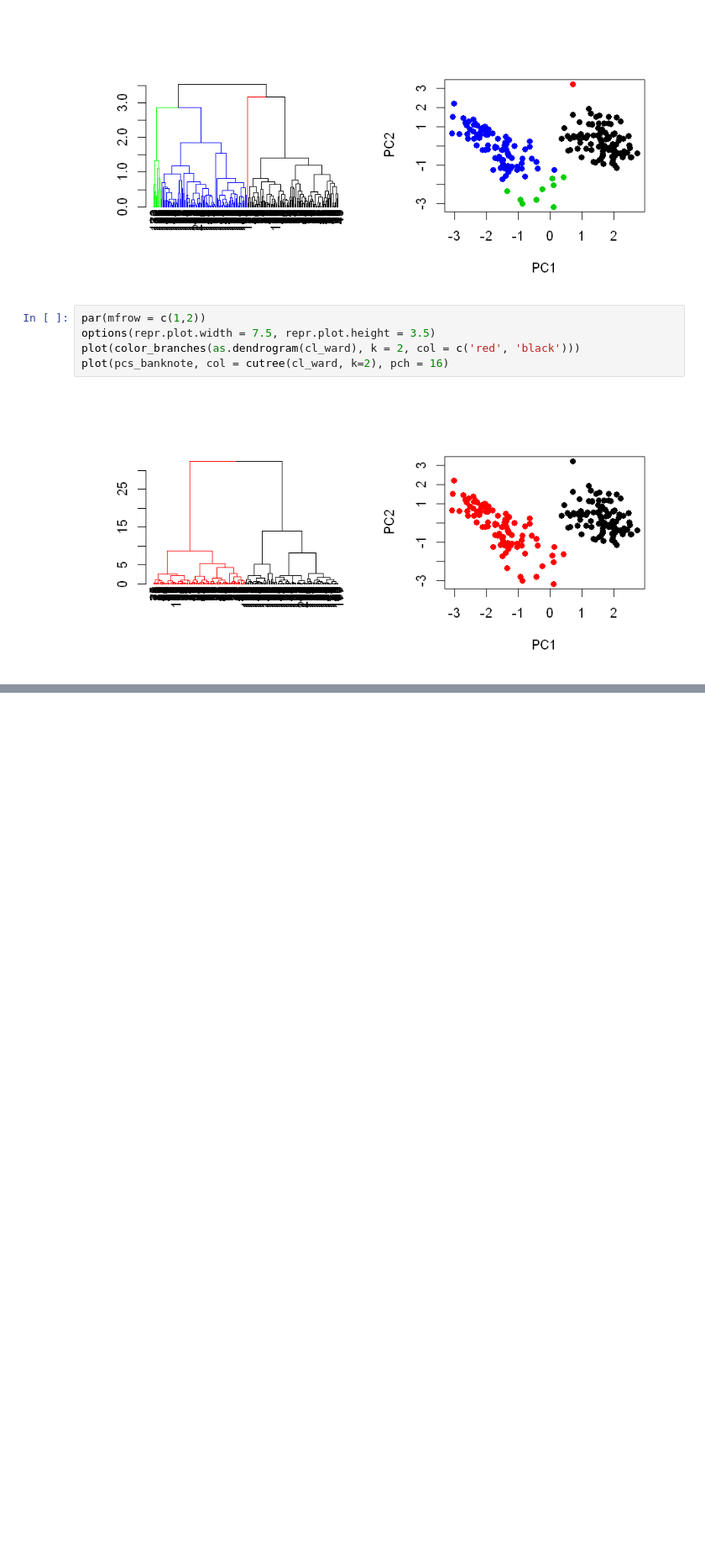
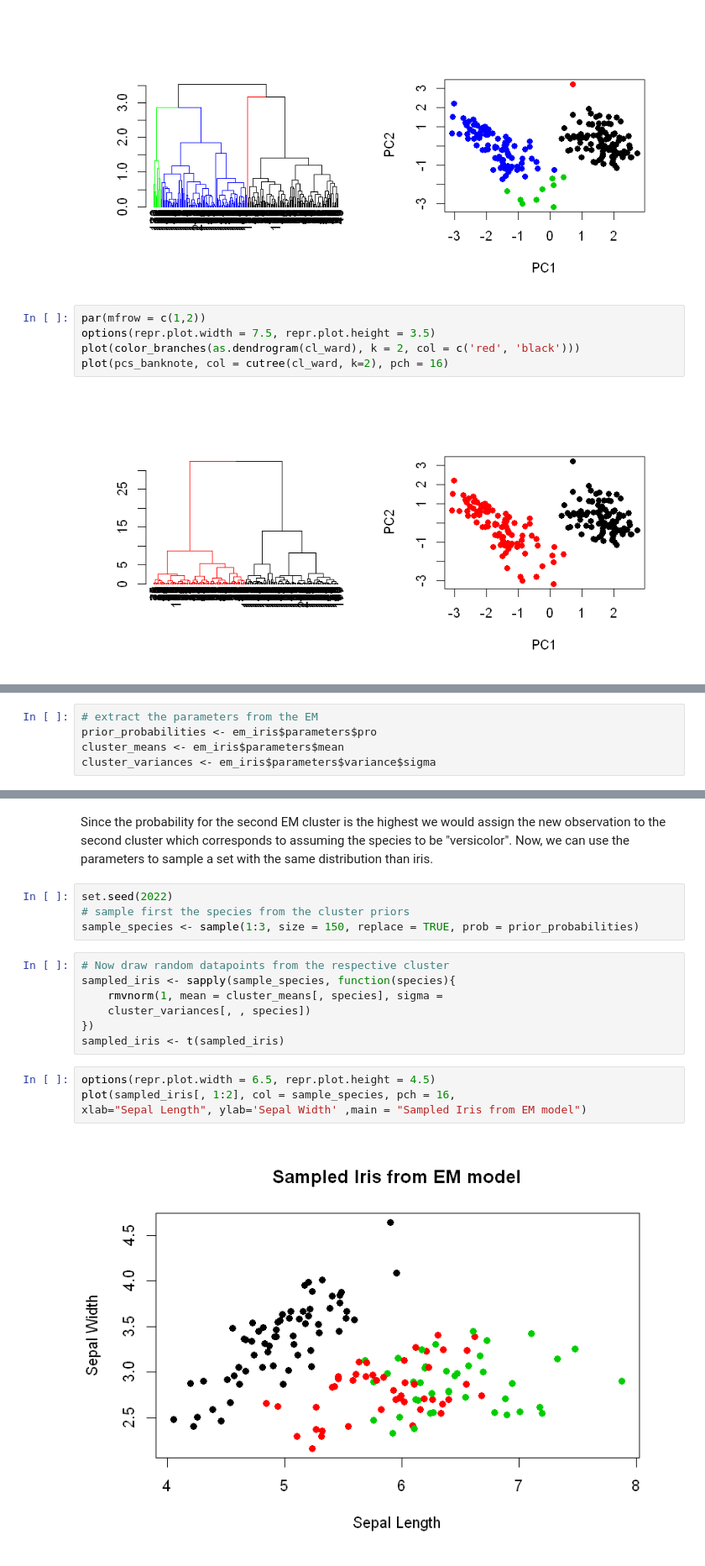
Before and after one commit to niruc100/Data-Science-With-R, a Jupyter notebook: Cluster Analysis.ipynb, the cells around one changed output, grey strips where cells are left out. Shown at 84% size. Saved outputs shown, nothing was run; the diff lists cells and outputs as text; blank space fills up the shorter version.

```diff
--- a/Cluster Analysis.ipynb
+++ b/Cluster Analysis.ipynb
@@ -159,0 +300,5 @@ plot(pcs_banknote, col = cutree(cl_ward, k=2), pch = 16)
+# %%
+# extract the parameters from the EM
+prior_probabilities <- em_iris$parameters$pro
+cluster_means <- em_iris$parameters$mean
+cluster_variances <- em_iris$parameters$variance$sigma
@@ -159,0 +324,19 @@ plot(pcs_banknote, col = cutree(cl_ward, k=2), pch = 16)
+# %% [markdown]
+Since the probability for the second EM cluster is the highest we would assign the new observation to the second cluster which corresponds to assuming the species to be "versicolor". Now, we can use the  parameters to sample a set with the same distribution than iris.
+# %%
+set.seed(2022)
+# sample first the species from the cluster priors
+sample_species <- sample(1:3, size = 150, replace = TRUE, prob = prior_probabilities)
+# %%
+# Now draw random datapoints from the respective cluster
+sampled_iris <- sapply(sample_species, function(species){
+    rmvnorm(1, mean = cluster_means[, species], sigma =
+    cluster_variances[, , species])
+})
+sampled_iris <- t(sampled_iris)
+# %%
+options(repr.plot.width = 6.5, repr.plot.height = 4.5)
+plot(sampled_iris[, 1:2], col = sample_species, pch = 16,
+xlab="Sepal Length", ylab='Sepal Width' ,main = "Sampled Iris from EM model")
+# %% [output]
+[figure, added]
```
Also changed, not shown: parts of 22 cells of this notebook.
